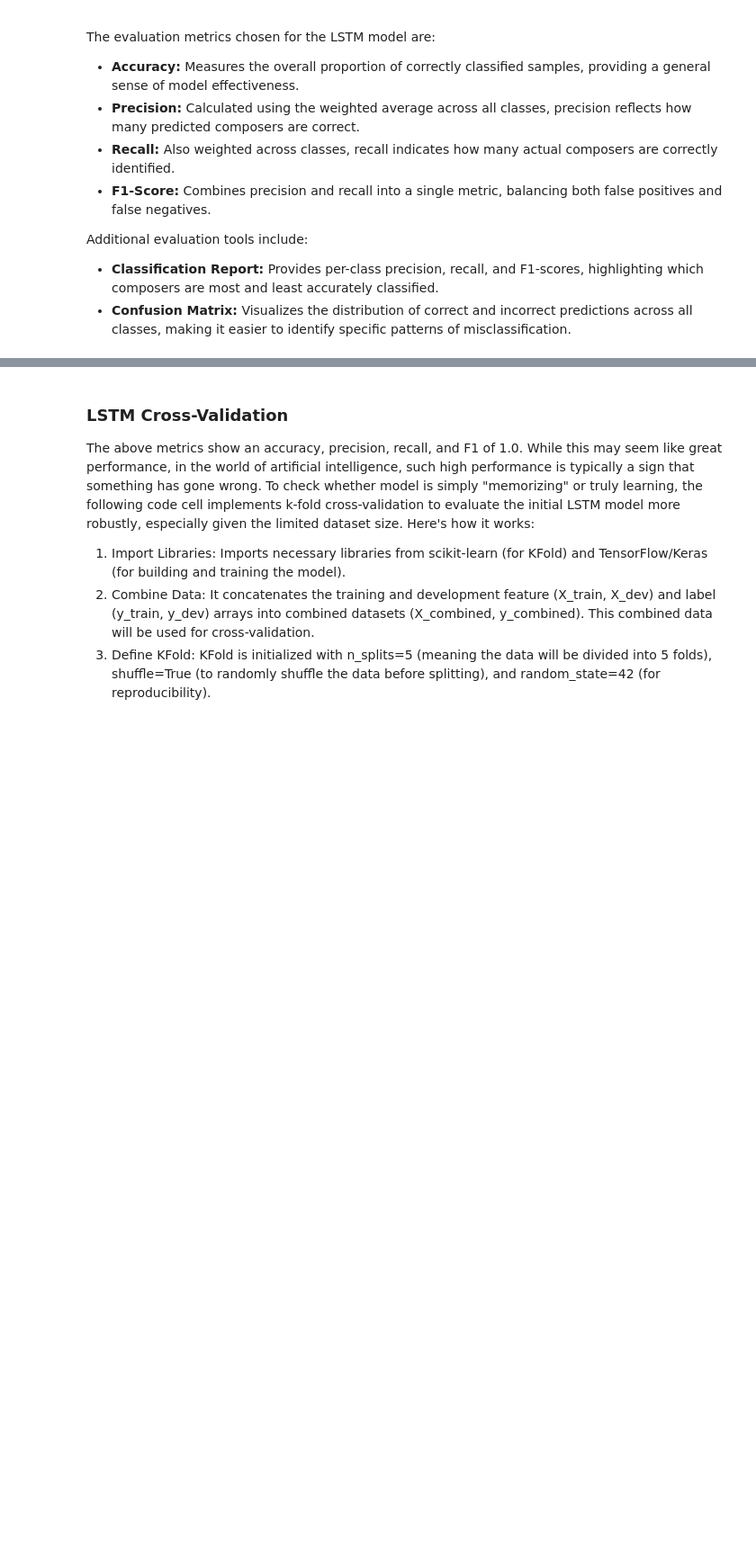
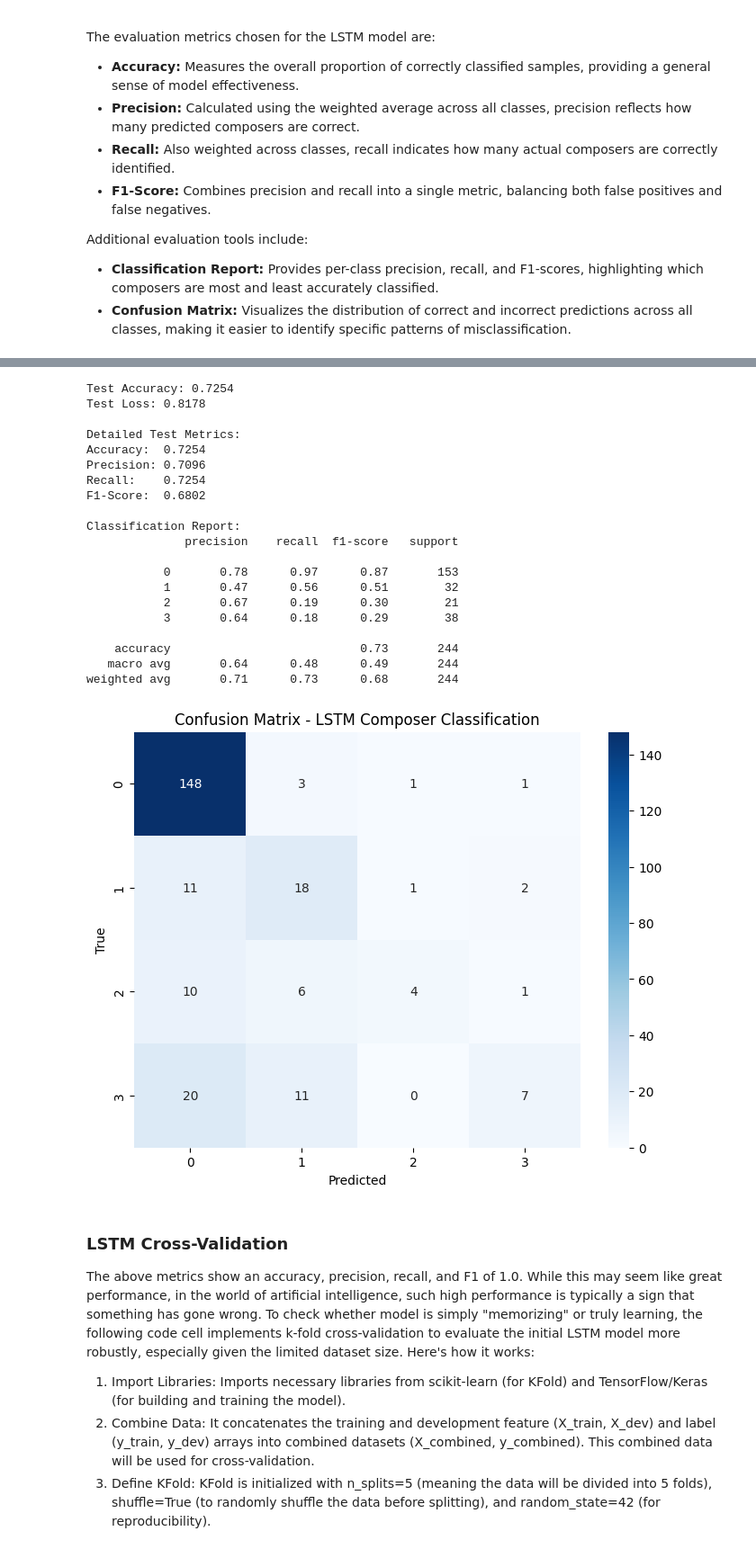
Before and after one commit to amarchini5339/AAI-511-group7, a Jupyter notebook: notebooks/Notebook-Team_7.ipynb, the cells around one changed output, grey strips where cells are left out. Shown at 90% size. Drawn from its saved outputs; the diff is of its cells as text; code cells hidden in the pictures; blank space fills up the shorter version.

```diff
--- a/notebooks/Notebook-Team_7.ipynb
+++ b/notebooks/Notebook-Team_7.ipynb
@@ -443,3 +578,59 @@ weighted avg       1.00      1.00      1.00        12
+# %%
+# Evaluate on test set
+test_loss, test_accuracy = lstm_model.evaluate(X_test, y_test, verbose=0)
+print(f"Test Accuracy: {test_accuracy:.4f}")
+print(f"Test Loss: {test_loss:.4f}")
+
+# Predictions
+y_pred_probs = lstm_model.predict(X_test, verbose=0)
+y_pred = np.argmax(y_pred_probs, axis=1)
+
+# Metrics
+accuracy = accuracy_score(y_test, y_pred)
+precision = precision_score(y_test, y_pred, average='weighted')
+recall = recall_score(y_test, y_pred, average='weighted')
+f1 = f1_score(y_test, y_pred, average='weighted')
+
+print("\nDetailed Test Metrics:")
+print(f"Accuracy:  {accuracy:.4f}")
+print(f"Precision: {precision:.4f}")
+print(f"Recall:    {recall:.4f}")
+print(f"F1-Score:  {f1:.4f}")
+
+# Classification report
+print("\nClassification Report:")
+print(classification_report(y_test, y_pred))
+
+# Confusion matrix
+cm = confusion_matrix(y_test, y_pred)
+plt.figure(figsize=(8, 6))
+sns.heatmap(cm, annot=True, fmt='d', cmap='Blues')
+plt.title('Confusion Matrix - LSTM Composer Classification')
+plt.xlabel('Predicted')
+plt.ylabel('True')
+plt.show()
+# %% [output]
+Test Accuracy: 0.7254
+Test Loss: 0.8178
+
+Detailed Test Metrics:
+Accuracy:  0.7254
+Precision: 0.7096
+Recall:    0.7254
+F1-Score:  0.6802
+
+Classification Report:
+              precision    recall  f1-score   support
+
+           0       0.78      0.97      0.87       153
+           1       0.47      0.56      0.51        32
+           2       0.67      0.19      0.30        21
+           3       0.64      0.18      0.29        38
+
+    accuracy                           0.73       244
+   macro avg       0.64      0.48      0.49       244
+weighted avg       0.71      0.73      0.68       244
+[figure, added]
 # %% [markdown]
 ### LSTM Cross-Validation
 The above metrics show an accuracy, precision, recall, and F1 of 1.0. While this may seem like great performance, in the world of artificial intelligence, such high performance is typically a sign that something has gone wrong. To check whether model is simply "memorizing" or truly learning, the following code cell implements k-fold cross-validation to evaluate the initial LSTM model more robustly, especially given the limited dataset size. Here's how it works:
```
Also changed, not shown: parts of 22 cells of this notebook.
